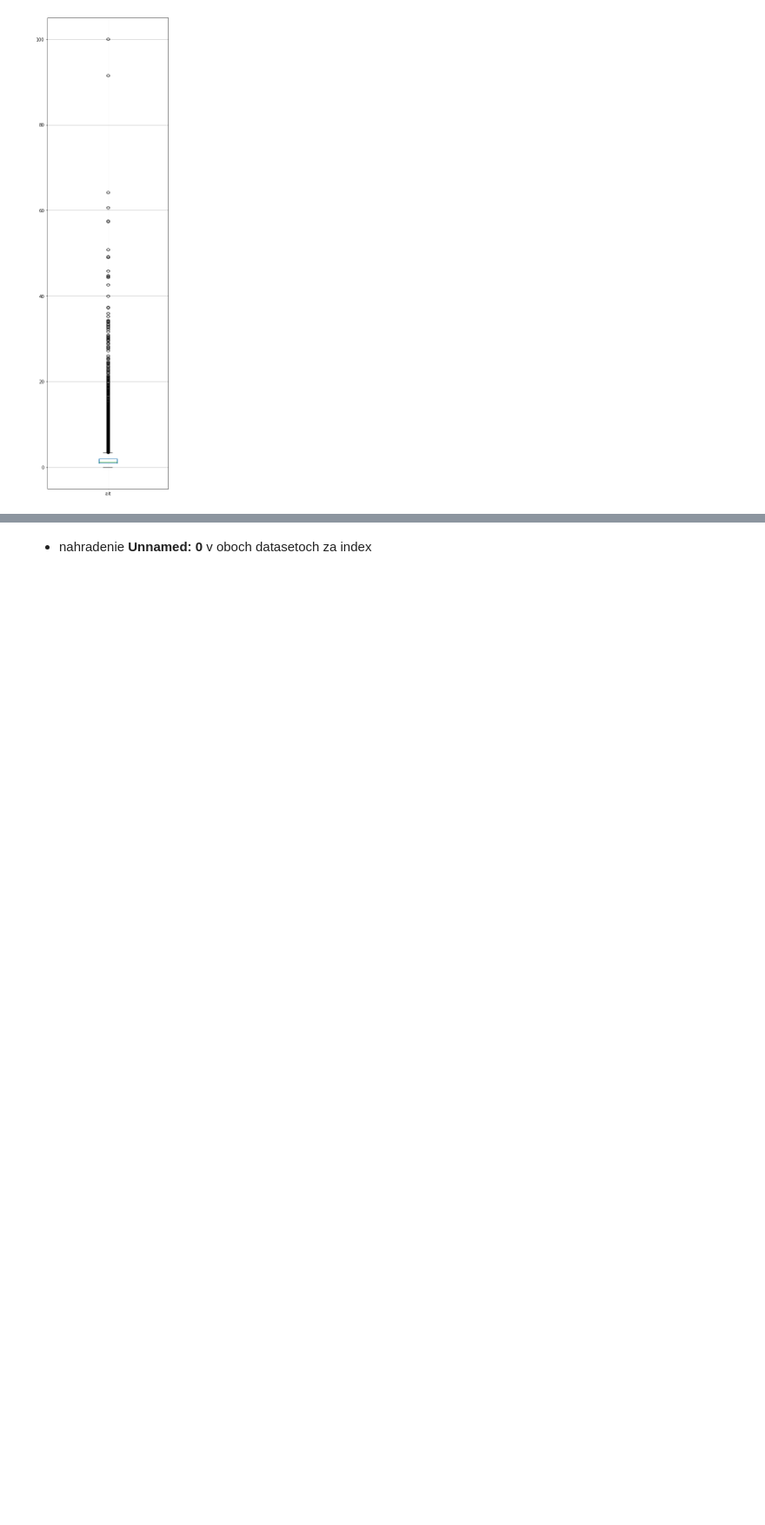
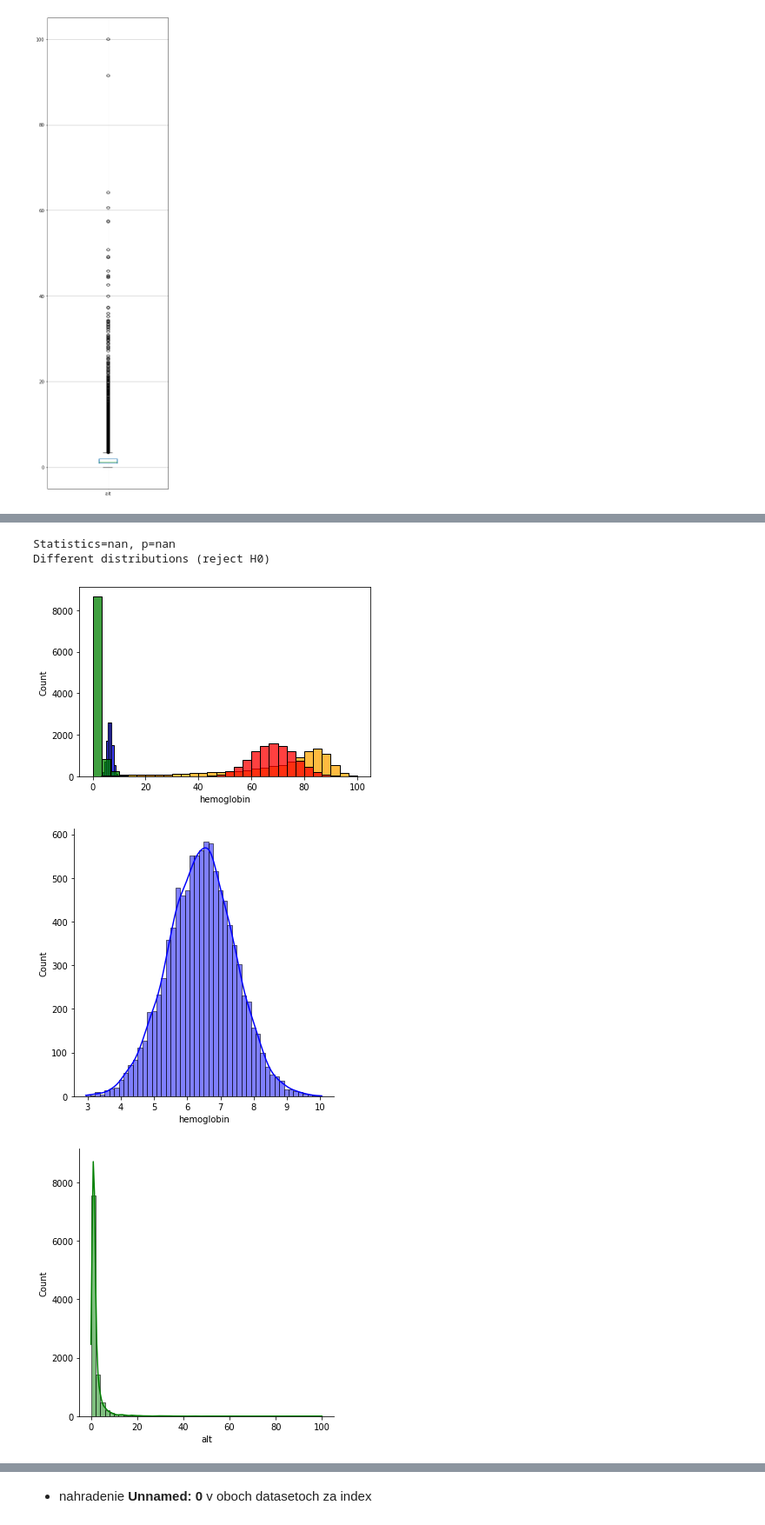
Before and after one commit to Matovic/Chronic-Lymphocytic-Leukemia, a Jupyter notebook: 1-EDA.ipynb, the cells around one changed output, grey strips where cells are left out. Shown at 87% size. Cells and saved outputs as stored; diff of their text form; code cells hidden in the pictures; blank space fills up the shorter version.

```diff
--- a/1-EDA.ipynb
+++ b/1-EDA.ipynb
@@ -372,2 +422,35 @@ df_labor.boxplot("alt", figsize=(5,20))
 # %%
-# ak je vyssi leukocyt, tak je vyssia pravdepodobnost, tak alt, alp a ast budu asi vyssie
+# ak je vyssi hemoglobin, tak je vyssia pravdepodobnost, tak alt, alp a ast budu asi vyssie
+#from scipy.stats import f_oneway
+
+alpha = 0.05
+
+# sns.distplot(data1, bins=10)
+# sns.distplot(data2, bins=10)
+# sns.distplot(data3, bins=10)
+
+sns.histplot(df_labor.hemoglobin, bins=10, color="blue")
+sns.histplot(df_labor.alt, bins=30, color="green")
+sns.histplot(df_labor.alp, bins=30, color="orange")
+sns.histplot(df_labor.ast, bins=30, color="red")
+
+sns.displot(df_labor.hemoglobin, bins=50, color="blue", kde=True)
+sns.displot(df_labor.alt, bins=50, color="green", kde=True)
+sns.displot(df_labor.alp, bins=50, color="orange", kde=True)
+sns.displot(df_labor.ast, bins=50, color="red", kde=True)
+
+# compare samples
+stat, p = stats.f_oneway(df_labor.hemoglobin, df_labor.alt, df_labor.alp, df_labor.ast)
+print('Statistics=%.3f, p=%.3f' % (stat, p))
+
+# interpret
+if p > alpha:
+    print('Same distributions (fail to reject H0)')
+else:
+    print('Different distributions (reject H0)')
+# %% [output]
+Statistics=nan, p=nan
+Different distributions (reject H0)
+[figure, added]
+[figure, added]
+[figure, added]
```
Also changed, not shown: parts of 15 cells of this notebook.
